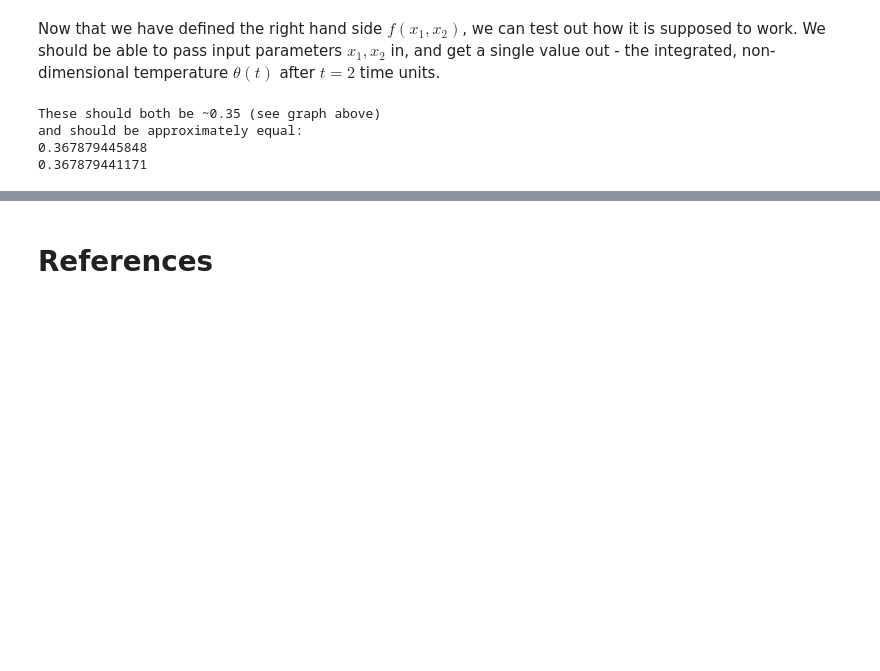
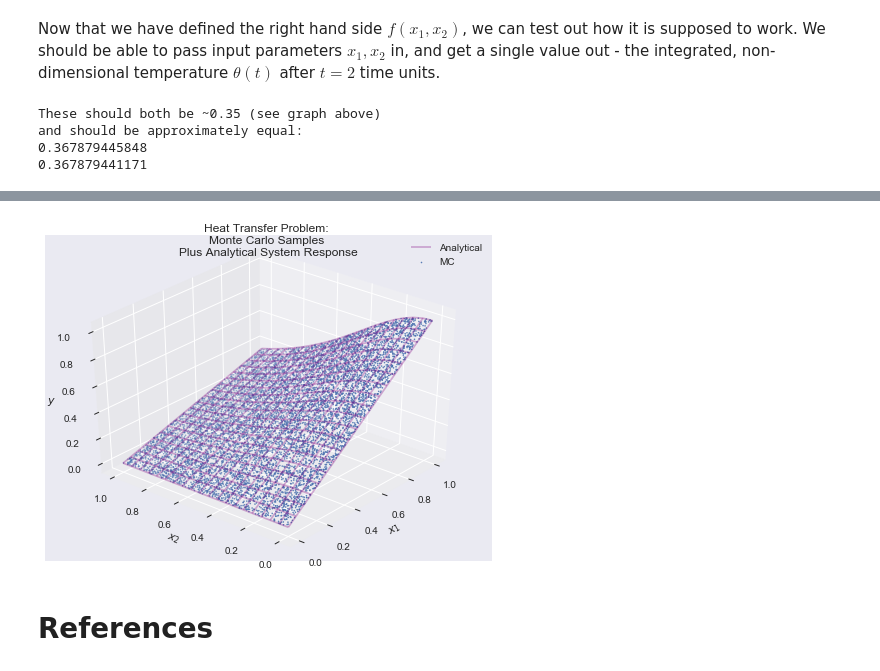
Before and after one commit to charlesreid1/experiment-design-notes, a Jupyter notebook: notebooks/ED_3_MC.ipynb, the cells around one changed output, grey strips where cells are left out. Cells and saved outputs as stored; diff of their text form; code cells hidden in the pictures; blank space fills up the shorter version.

```diff
--- a/notebooks/ED_3_MC.ipynb
+++ b/notebooks/ED_3_MC.ipynb
@@ -547,2 +577,49 @@ and should be approximately equal:
+# %%
+def plot_ht_response_MCscatter():
+
+    # ----------------------
+    # Generate MC samples for scatter points
+    N = 10000
+    rv = sample_response(N)
+    xx1 = rv[0,:]
+    xx2 = rv[1,:]
+    yy = f_ht_solve(xx1,xx2)
+
+    # ----------------------
+    # Generate analytical function for wireframe plot
+    N = 20
+    x1 = np.linspace(0,1,N)
+    x2 = np.linspace(0,1,N)
+    X1,X2 = np.meshgrid(x1,x2)
+
+    # ----------------------
+    # Plot the analytical and Monte Carlo results
+    fig = plt.figure(figsize=(8,6))
+    ax = fig.add_subplot(111, projection='3d')
+
+    # Purple wireframe = analytical response surface
+    ax.plot_wireframe(X1, X2, f_ht_eval_grid(X1, X2),
+                  alpha=0.3,
+                  color='purple',
+                  label="Analytical")
+
+    # Blue scatterplot = MC samples
+    ax.scatter(xx1, xx2, yy, s=0.3,
+               label="MC", linewidths=1)
+
+    ax.view_init(elev=35., azim=220)
+    ax.set_xlabel(r'$x_1$')
+    ax.set_ylabel(r'$x_2$')
+    ax.set_zlabel(r'$y$')
+    ax.legend()
+    ax.set_title("Heat Transfer Problem: \n"
+                 "Monte Carlo Samples \n"
+                 "Plus Analytical System Response")
+
+    plt.show()
+# %%
+plot_ht_response_MCscatter()
+# %% [output]
+[figure, added]
 # %% [markdown]
 # References
```
Also changed, not shown: parts of 6 cells of this notebook, 4 other files.
